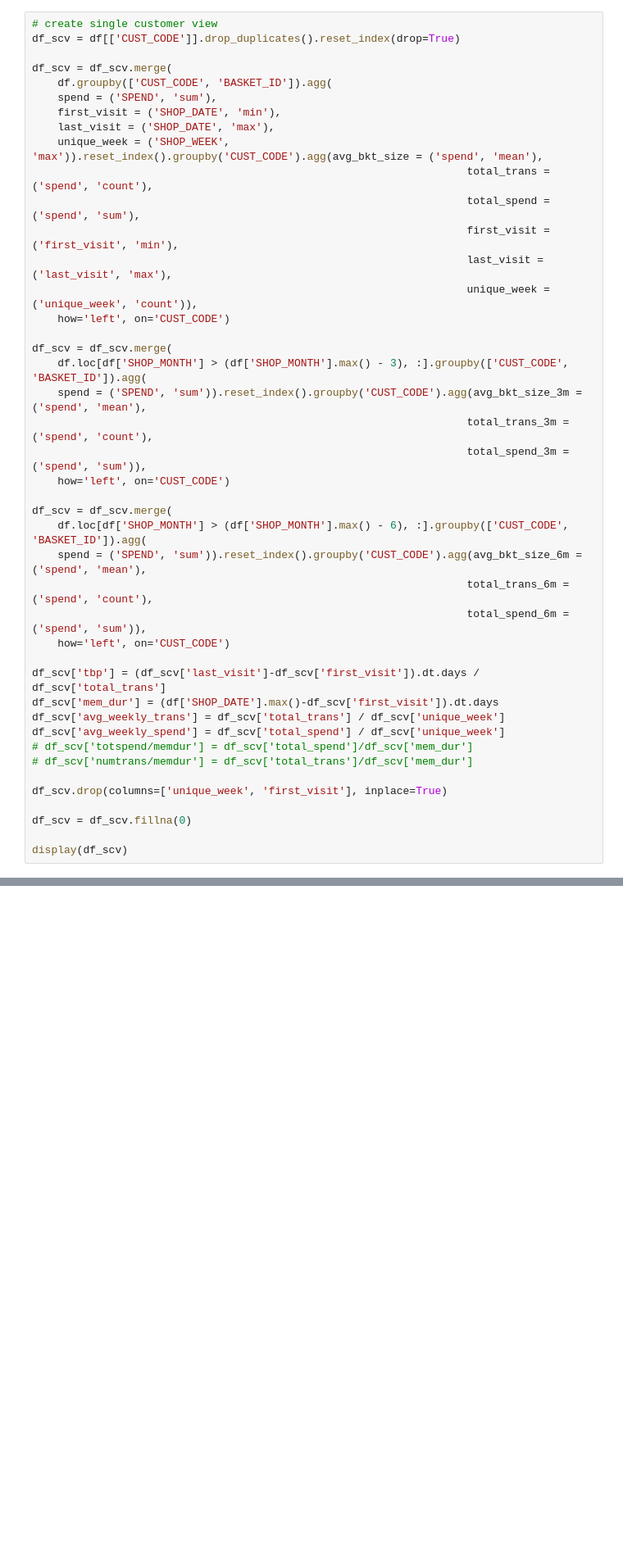
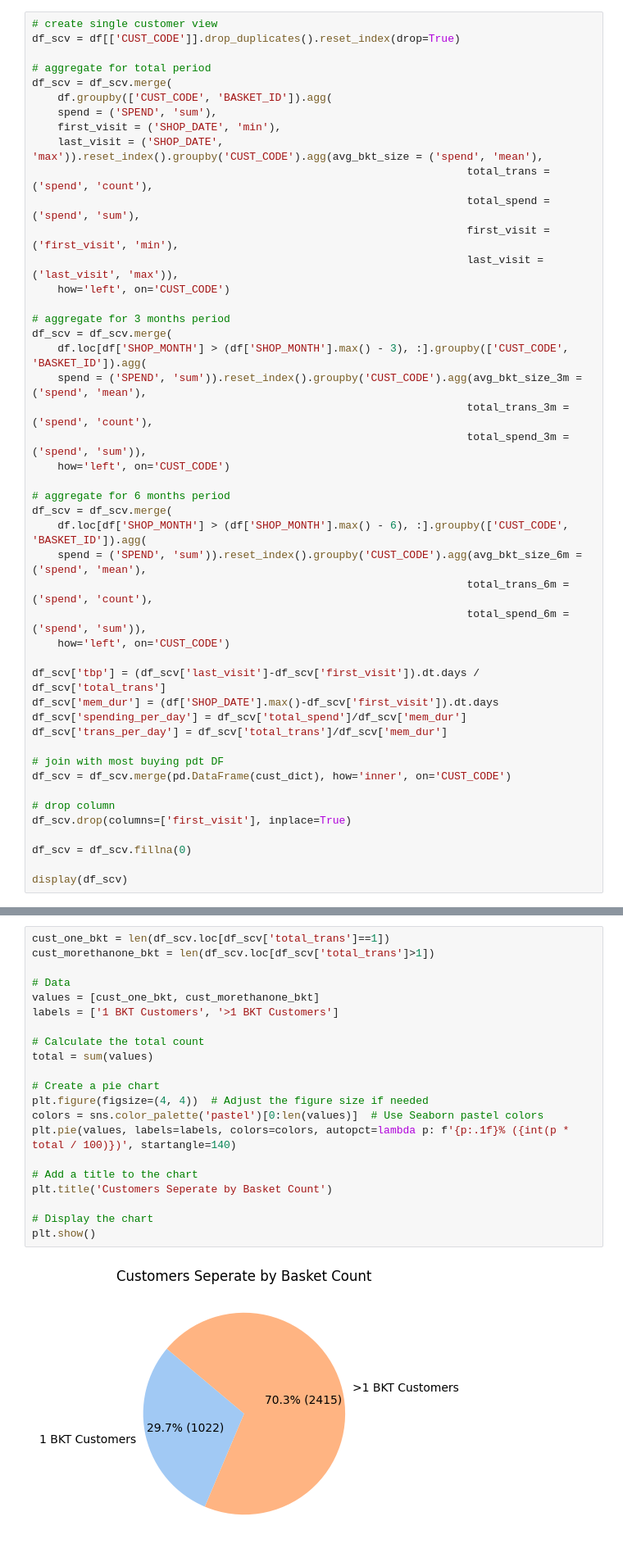
Before and after one commit to terjirapat/MADT8101-Customer-Analytics, a Jupyter notebook: Workshop 2 - Customer Single View/main.ipynb, the cells around one changed output, grey strips where cells are left out. Shown at 82% size. Cells and saved outputs as stored; diff of their text form; blank space fills up the shorter version.

```diff
--- a/Workshop 2 - Customer Single View/main.ipynb
+++ b/Workshop 2 - Customer Single View/main.ipynb
@@ -78,19 +103,19 @@ max date :2008-07-06 00:00:00
 # create single customer view
 df_scv = df[['CUST_CODE']].drop_duplicates().reset_index(drop=True)
 
+# aggregate for total period
 df_scv = df_scv.merge(
     df.groupby(['CUST_CODE', 'BASKET_ID']).agg(
     spend = ('SPEND', 'sum'),
     first_visit = ('SHOP_DATE', 'min'),
-    last_visit = ('SHOP_DATE', 'max'),
-    unique_week = ('SHOP_WEEK', 'max')).reset_index().groupby('CUST_CODE').agg(avg_bkt_size = ('spend', 'mean'),
+    last_visit = ('SHOP_DATE', 'max')).reset_index().groupby('CUST_CODE').agg(avg_bkt_size = ('spend', 'mean'),
                                                                     total_trans = ('spend', 'count'),
                                                                     total_spend = ('spend', 'sum'),
                                                                     first_visit = ('first_visit', 'min'),
-                                                                    last_visit = ('last_visit', 'max'),
-                                                                    unique_week = ('unique_week', 'count')),
+                                                                    last_visit = ('last_visit', 'max')),
     how='left', on='CUST_CODE')
 
+# aggregate for 3 months period
 df_scv = df_scv.merge(
     df.loc[df['SHOP_MONTH'] > (df['SHOP_MONTH'].max() - 3), :].groupby(['CUST_CODE', 'BASKET_ID']).agg(
     spend = ('SPEND', 'sum')).reset_index().groupby('CUST_CODE').agg(avg_bkt_size_3m = ('spend', 'mean'),
@@ -98,6 +123,7 @@ df_scv = df_scv.merge(
                                                                     total_spend_3m = ('spend', 'sum')),
     how='left', on='CUST_CODE')
 
+# aggregate for 6 months period
 df_scv = df_scv.merge(
     df.loc[df['SHOP_MONTH'] > (df['SHOP_MONTH'].max() - 6), :].groupby(['CUST_CODE', 'BASKET_ID']).agg(
     spend = ('SPEND', 'sum')).reset_index().groupby('CUST_CODE').agg(avg_bkt_size_6m = ('spend', 'mean'),
@@ -107,12 +133,14 @@ df_scv = df_scv.merge(
 
 df_scv['tbp'] = (df_scv['last_visit']-df_scv['first_visit']).dt.days / df_scv['total_trans']
 df_scv['mem_dur'] = (df['SHOP_DATE'].max()-df_scv['first_visit']).dt.days
-df_scv['avg_weekly_trans'] = df_scv['total_trans'] / df_scv['unique_week']
-df_scv['avg_weekly_spend'] = df_scv['total_spend'] / df_scv['unique_week']
-# df_scv['totspend/memdur'] = df_scv['total_spend']/df_scv['mem_dur']
-# df_scv['numtrans/memdur'] = df_scv['total_trans']/df_scv['mem_dur']
+df_scv['spending_per_day'] = df_scv['total_spend']/df_scv['mem_dur']
+df_scv['trans_per_day'] = df_scv['total_trans']/df_scv['mem_dur']
 
-df_scv.drop(columns=['unique_week', 'first_visit'], inplace=True)
+# join with most buying pdt DF
+df_scv = df_scv.merge(pd.DataFrame(cust_dict), how='inner', on='CUST_CODE')
+
+# drop column
+df_scv.drop(columns=['first_visit'], inplace=True)
 
 df_scv = df_scv.fillna(0)
 
@@ -133,0 +196,23 @@ display(df_scv)
+# %%
+cust_one_bkt = len(df_scv.loc[df_scv['total_trans']==1])
+cust_morethanone_bkt = len(df_scv.loc[df_scv['total_trans']>1])
+
+# Data
+values = [cust_one_bkt, cust_morethanone_bkt]
+labels = ['1 BKT Customers', '>1 BKT Customers']
+
+# Calculate the total count
+total = sum(values)
+
+# Create a pie chart
+plt.figure(figsize=(4, 4))  # Adjust the figure size if needed
+colors = sns.color_palette('pastel')[0:len(values)]  # Use Seaborn pastel colors
+plt.pie(values, labels=labels, colors=colors, autopct=lambda p: f'{p:.1f}% ({int(p * total / 100)})', startangle=140)
+
+# Add a title to the chart
+plt.title('Customers Seperate by Basket Count')
+
+# Display the chart
+plt.show()
+# %% [output]
+[figure, added]
```
Also changed, not shown: parts of 28 cells of this notebook.
